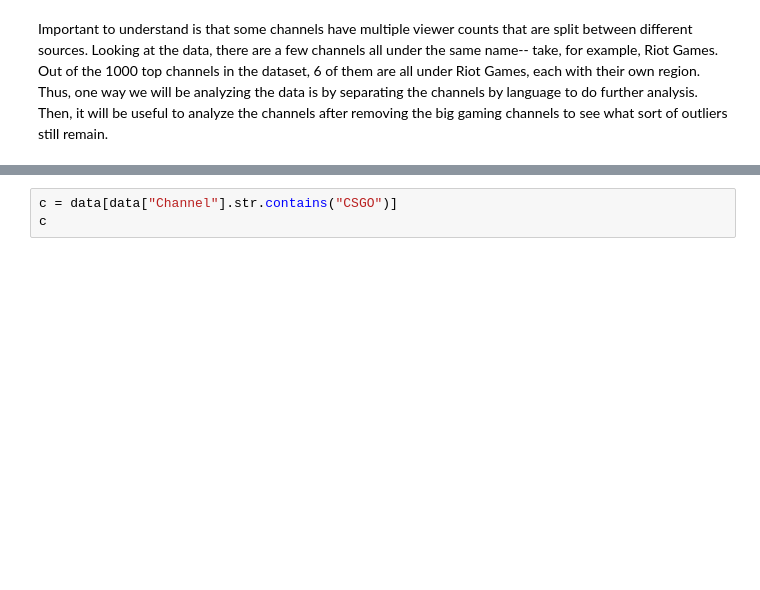
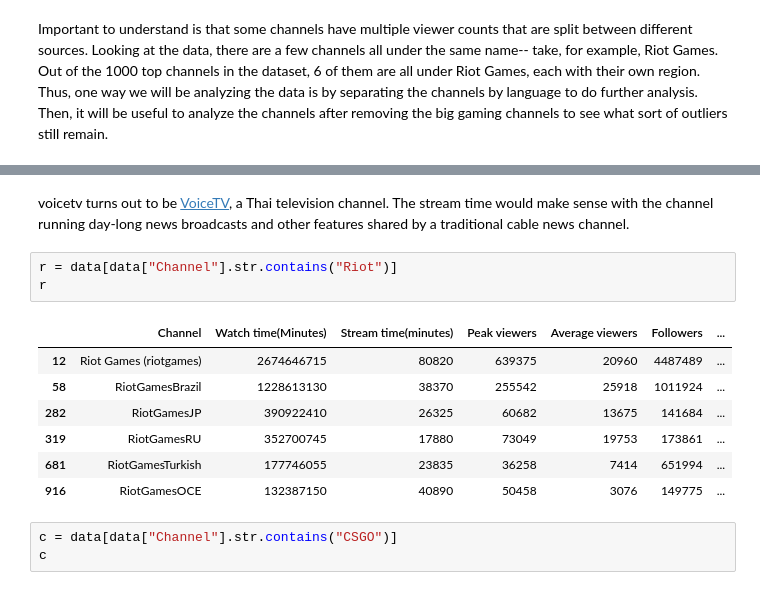
Before and after one commit to BeanutPutters/BeanutPutters.github.io, a Jupyter notebook: project0/Final.ipynb, the cells around one changed output, grey strips where cells are left out. Saved outputs shown, nothing was run; the diff lists cells and outputs as text; blank space fills up the shorter version.

```diff
--- a/project0/Final.ipynb
+++ b/project0/Final.ipynb
@@ -161,3 +174,16 @@ KeyError: 'R6'
+# %% [markdown]
+voicetv turns out to be [VoiceTV](https://www.twitch.tv/voicetv/about), a Thai television channel. The stream time would make sense with the channel running day-long news broadcasts and other features shared by a traditional cable news channel.
+# %%
+r = data[data["Channel"].str.contains("Riot")]
+r
+# %% [output]
+|  | Channel | Watch time(Minutes) | Stream time(minutes) | Peak viewers | Average viewers | Followers | ... |
+| 12 | Riot Games (riotgames) | 2674646715 | 80820 | 639375 | 20960 | 4487489 | ... |
+| 58 | RiotGamesBrazil | 1228613130 | 38370 | 255542 | 25918 | 1011924 | ... |
+| 282 | RiotGamesJP | 390922410 | 26325 | 60682 | 13675 | 141684 | ... |
+| 319 | RiotGamesRU | 352700745 | 17880 | 73049 | 19753 | 173861 | ... |
+| 681 | RiotGamesTurkish | 177746055 | 23835 | 36258 | 7414 | 651994 | ... |
+| 916 | RiotGamesOCE | 132387150 | 40890 | 50458 | 3076 | 149775 | ... |
 # %%
 c = data[data["Channel"].str.contains("CSGO")]
 c
```
Also changed, not shown: parts of 10 cells of this notebook.
